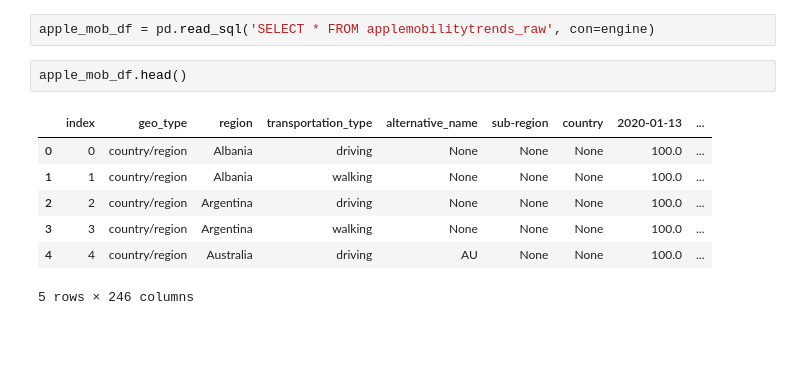
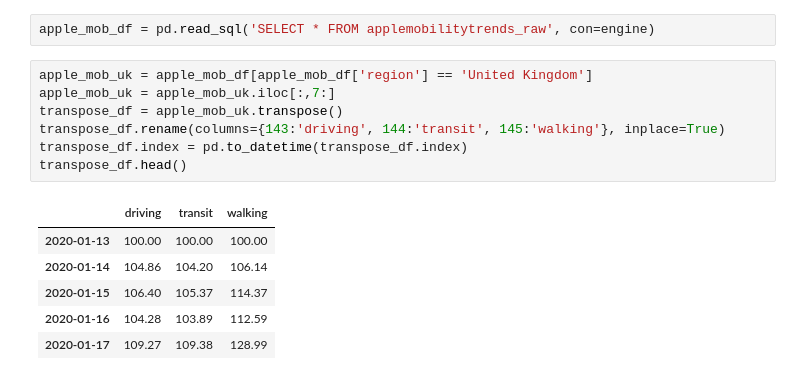
Before and after one commit to zuzanakovacsova/Big-Data-Challenge-Team-A, a Jupyter notebook: dataupload_nina.ipynb, the cells around one changed output. Saved outputs shown, nothing was run; the diff lists cells and outputs as text; blank space fills up the shorter version.

```diff
--- a/dataupload_nina.ipynb
+++ b/dataupload_nina.ipynb
@@ -19,13 +19,17 @@ Load data into pandas dataframe and upload that then onto the database
 # apple_mobility_df.to_sql('applemobilitytrends_raw',con = engine,if_exists = 'fail')
 # %%
 apple_mob_df = pd.read_sql('SELECT * FROM applemobilitytrends_raw', con=engine)
-# %%
-apple_mob_df.head()
-# %% [output]
-|  | index | geo_type | region | transportation_type | alternative_name | sub-region | country | 2020-01-13 | ... |
-| 0 | 0 | country/region | Albania | driving | None | None | None | 100.0 | ... |
-| 1 | 1 | country/region | Albania | walking | None | None | None | 100.0 | ... |
-| 2 | 2 | country/region | Argentina | driving | None | None | None | 100.0 | ... |
-| 3 | 3 | country/region | Argentina | walking | None | None | None | 100.0 | ... |
-| 4 | 4 | country/region | Australia | driving | AU | None | None | 100.0 | ... |
-5 rows × 246 columns
+# %%
+apple_mob_uk = apple_mob_df[apple_mob_df['region'] == 'United Kingdom']
+apple_mob_uk = apple_mob_uk.iloc[:,7:]
+transpose_df = apple_mob_uk.transpose()
+transpose_df.rename(columns={143:'driving', 144:'transit', 145:'walking'}, inplace=True)
+transpose_df.index = pd.to_datetime(transpose_df.index)
+transpose_df.head()
+# %% [output]
+|  | driving | transit | walking |
+| 2020-01-13 | 100.00 | 100.00 | 100.00 |
+| 2020-01-14 | 104.86 | 104.20 | 106.14 |
+| 2020-01-15 | 106.40 | 105.37 | 114.37 |
+| 2020-01-16 | 104.28 | 103.89 | 112.59 |
+| 2020-01-17 | 109.27 | 109.38 | 128.99 |
```
Also changed, not shown: parts of 2 cells of this notebook.
